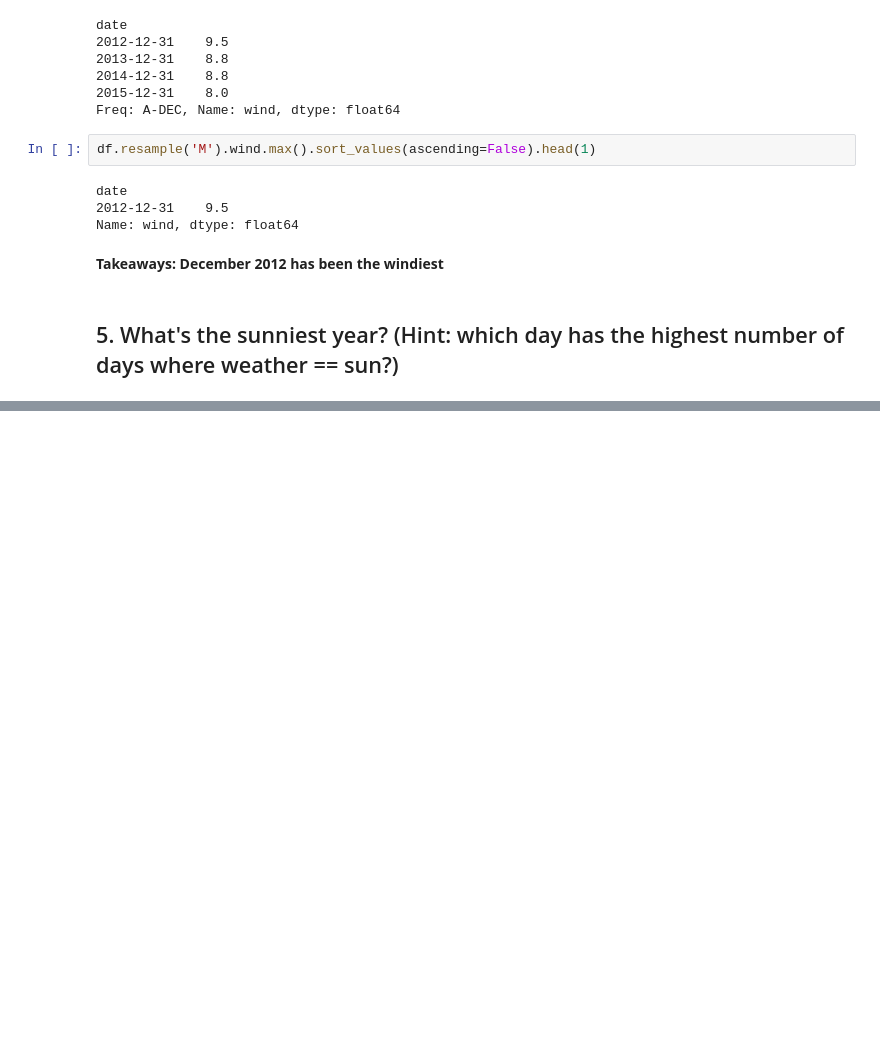
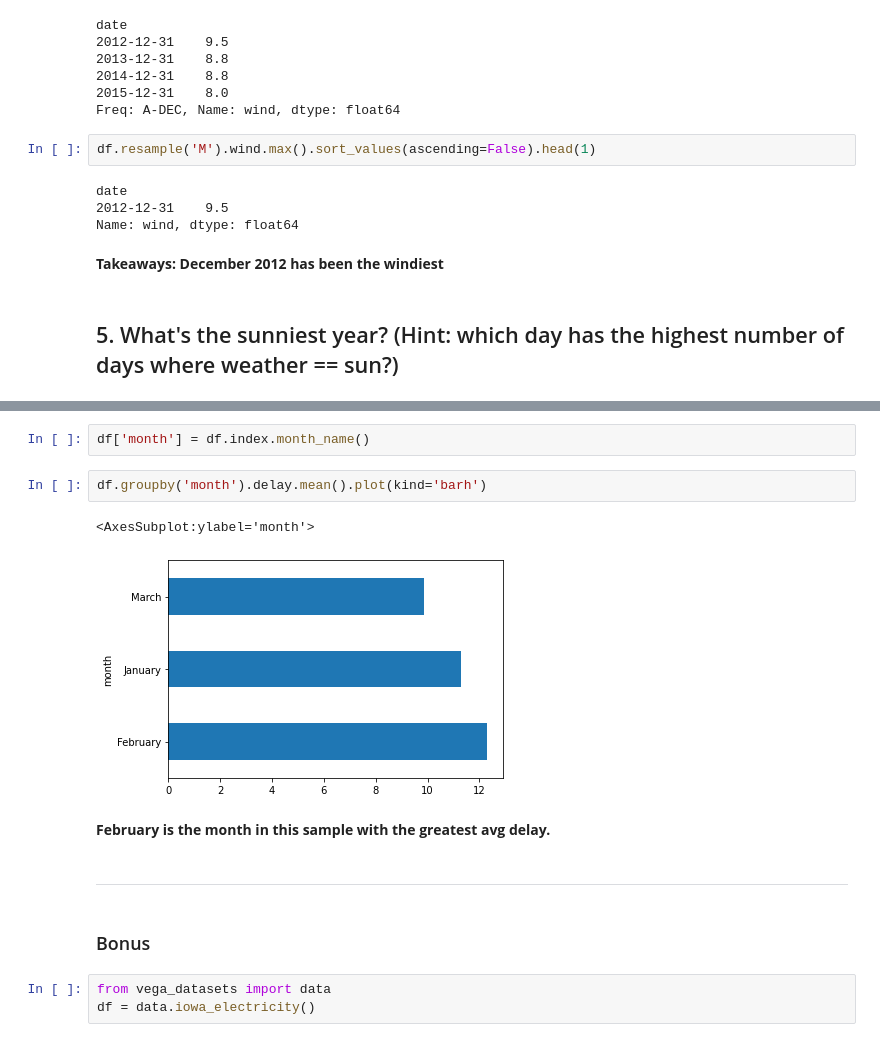
Before and after one commit to justin-m-sullivan/time-series-exercises, a Jupyter notebook: time_series_exercises.ipynb, the cells around one changed output, grey strips where cells are left out. Drawn from its saved outputs; the diff is of its cells as text; blank space fills up the shorter version.

Commit message:
time series data exercises commit

```diff
--- a/time_series_exercises.ipynb
+++ b/time_series_exercises.ipynb
@@ -231,0 +385,16 @@ sunny_days_df
+# %%
+df['month'] = df.index.month_name()
+# %%
+df.groupby('month').delay.mean().plot(kind='barh')
+# %% [output]
+<AxesSubplot:ylabel='month'>
+[figure, added]
+# %% [markdown]
+**February is the month in this sample with the greatest avg delay.**
+# %% [markdown]
+---
+# %% [markdown]
+### Bonus
+# %%
+from vega_datasets import data
+df = data.iowa_electricity()
```
Also changed, not shown: parts of 33 cells of this notebook.
